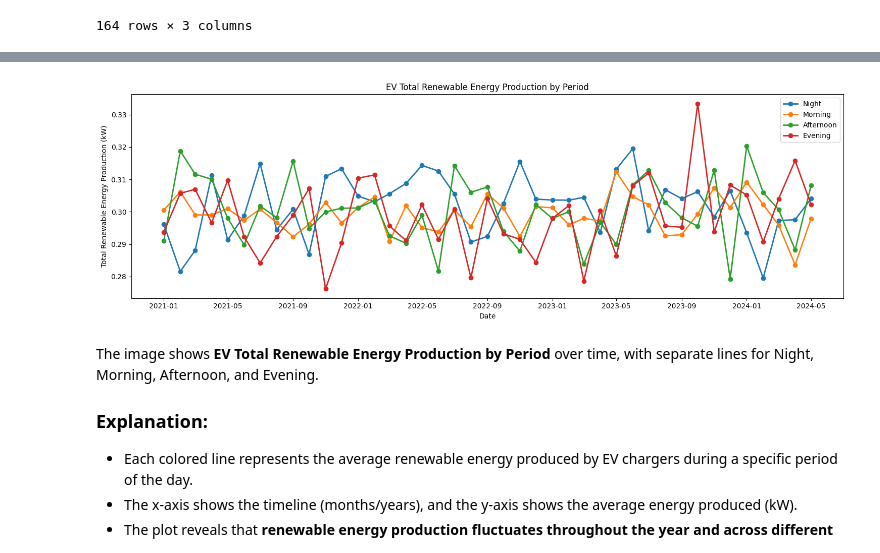
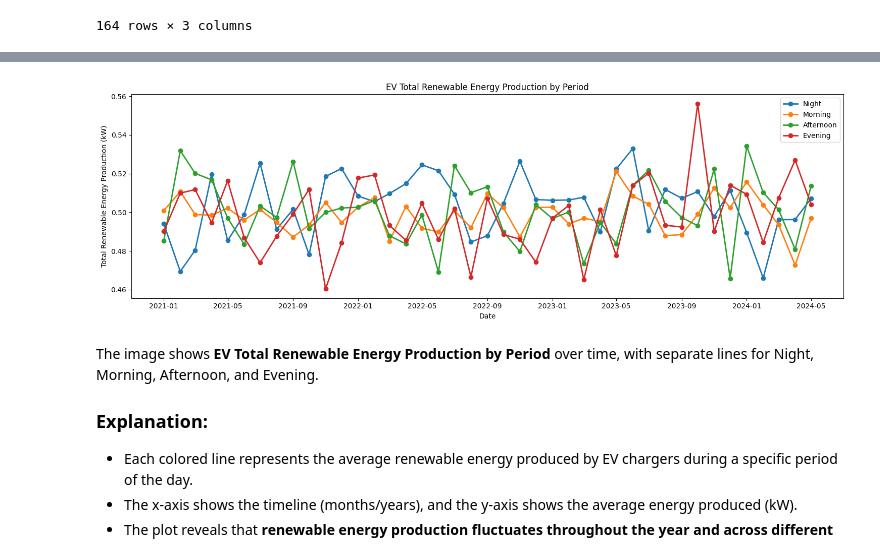
Before and after one commit to aravindhkrishnan09/Data-Science-and-Engineering-Analytics, a Jupyter notebook: Projects/Main_Project_ML/EV Charging Patterns/EV_Charging_Patterns.ipynb, the cells around one changed output, grey strips where cells are left out. Drawn from its saved outputs; the diff is of its cells as text; code cells hidden in the pictures.

```diff
--- a/Projects/Main_Project_ML/EV Charging Patterns/EV_Charging_Patterns.ipynb
+++ b/Projects/Main_Project_ML/EV Charging Patterns/EV_Charging_Patterns.ipynb
@@ -229,3 +277,6 @@ df_period
 | 162 | 2024-05 | Morning | 0.146877 |
 | 163 | 2024-05 | Night | 0.146383 |
 164 rows × 3 columns
+# %%
+df_period = df.groupby([df['Date'].dt.to_period('M'),'Day Period'])['EV Charging Demand (kW) - Normalized'].mean().reset_index()
+df_period
@@ -248,7 +313,7 @@ for i in period:
     condition_df = df_period[df_period['Day Period'] == i]
     plt.plot(
         condition_df['Date'].dt.to_timestamp(),
-        condition_df['EV Charging Demand (kW)'],
+        condition_df['EV Charging Demand (kW) - Normalized'],
         linewidth=2,
         marker='o',
         label=i
@@ -266,3 +331,9 @@ plt.show()
+# %%
+from sklearn.preprocessing import MinMaxScaler
+
+# Normalize (Min-Max)
+scaler_minmax = MinMaxScaler()
+df['Total Renewable Energy Production (kW) - Normalized'] = scaler_minmax.fit_transform(df[['Total Renewable Energy Production (kW)']]).round(2)
 # %%
 # Group by month and day period, then calculate the mean of 'Total Renewable Energy Production (kW)'
 df_period = df.groupby([df['Date'].dt.to_period('M'),'Day Period'])['Total Renewable Energy Production (kW)'].mean().reset_index()
@@ -281,3 +352,7 @@ df_period
 | 162 | 2024-05 | Morning | 0.297947 |
 | 163 | 2024-05 | Night | 0.304057 |
 164 rows × 3 columns
+# %%
+# Group by month and day period, then calculate the mean of 'Total Renewable Energy Production (kW)'
+df_period = df.groupby([df['Date'].dt.to_period('M'),'Day Period'])['Total Renewable Energy Production (kW) - Normalized'].mean().reset_index()
+df_period
@@ -286,35 +375,35 @@ df_period
 Plot the average total renewable energy production over time for different periods of the day using a line plot.
 Each period (Night, Morning, Afternoon, Evening) is plotted as a separate line to visualize trends and differences in renewable energy production.
 '''
 
 import matplotlib.pyplot as plt
 
 # List of periods conditions to plot
 period = ['Night', 'Morning', 'Afternoon', 'Evening']
 
 # Create a single plot
 plt.figure(figsize=(15, 5))
 
 # Plot each periods condition on the same axes
 for i in period:
     condition_df = df_period[df_period['Day Period'] == i]
     plt.plot(
         condition_df['Date'].dt.to_timestamp(),
-        condition_df['Total Renewable Energy Production (kW)'],
+        condition_df['Total Renewable Energy Production (kW) - Normalized'],
         linewidth=2,
         marker='o',
         label=i
     )
 
 # Chart formatting
 plt.title('EV Total Renewable Energy Production by Period')
 plt.xlabel('Date')
 plt.ylabel('Total Renewable Energy Production (kW)')
 plt.legend()
 plt.tight_layout()
 plt.show()
 # %% [output]
-[figure, old version]
+[figure, new version]
 # %% [markdown]
 The image shows **EV Total Renewable Energy Production by Period** over time, with separate lines for Night, Morning, Afternoon, and Evening.
 
```
Also changed, not shown: parts of 30 cells of this notebook.
